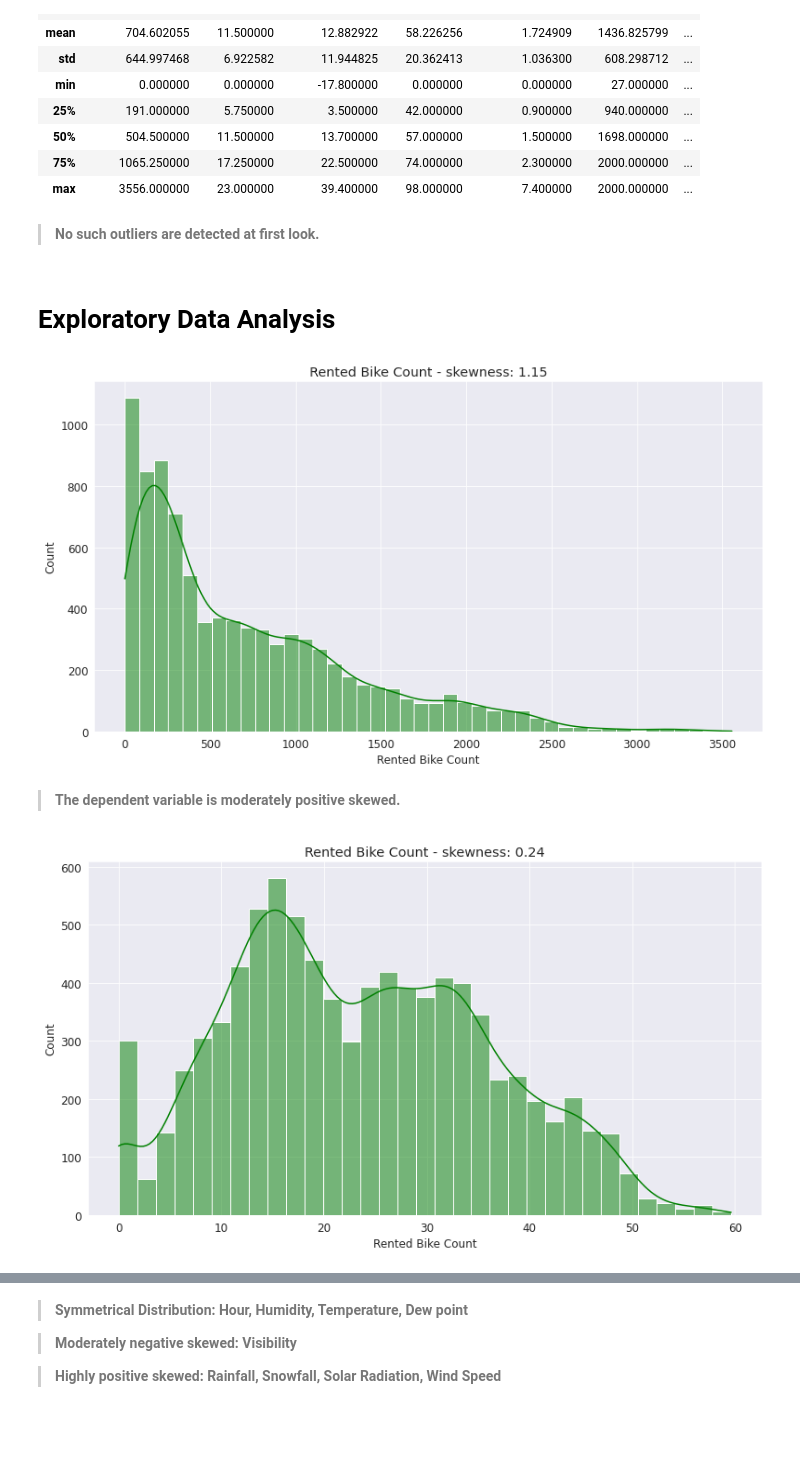
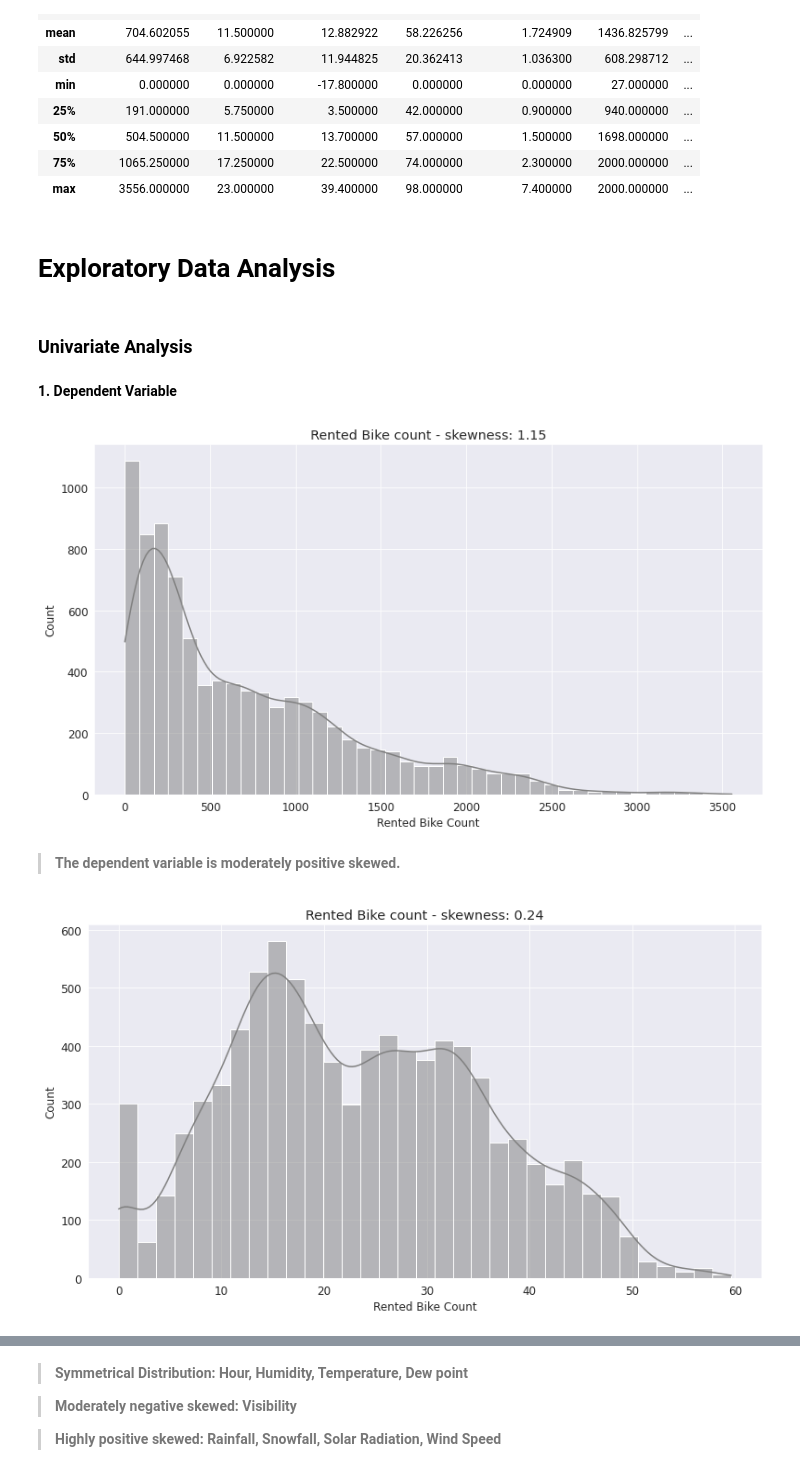
Before and after one commit to RupeshSharma14/Bike-Sharing-Demand-Prediction, a Jupyter notebook: Bike_Sharing_Demand_Prediction_Capstone_Project.ipynb, the cells around one changed output, grey strips where cells are left out. Drawn from its saved outputs; the diff is of its cells as text; code cells hidden in the pictures; blank space fills up the shorter version.

```diff
--- a/Bike_Sharing_Demand_Prediction_Capstone_Project.ipynb
+++ b/Bike_Sharing_Demand_Prediction_Capstone_Project.ipynb
@@ -142,20 +142,20 @@ bike_df.describe()
 | 50% | 504.500000 | 11.500000 | 13.700000 | 57.000000 | 1.500000 | 1698.000000 | ... |
 | 75% | 1065.250000 | 17.250000 | 22.500000 | 74.000000 | 2.300000 | 2000.000000 | ... |
 | max | 3556.000000 | 23.000000 | 39.400000 | 98.000000 | 7.400000 | 2000.000000 | ... |
-# %% [markdown]
-
-
-> **No such outliers are detected at first look.**
 # %% [markdown]
 # **Exploratory Data Analysis**
+# %% [markdown]
+### **Univariate Analysis**
+# %% [markdown]
+**1. Dependent Variable**
 # %%
 # Distribution of Dependent Variable
 
-sns.histplot(bike_df["Rented Bike Count"], kde = "True", color = "g")
-plt.title("Rented Bike Count - skewness: " + str(round(bike_df["Rented Bike Count"].skew(), 2)))
+sns.histplot(bike_df["Rented Bike Count"], kde = "True", color = "grey")
+plt.title("Rented Bike count - skewness: " + str(round(bike_df["Rented Bike Count"].skew(), 2)))
 plt.show()
 # %% [output]
-[figure, old version]
+[figure, new version]
 # %% [markdown]
 
 
@@ -163,8 +163,8 @@ plt.show()
 # %%
 # Distribution of Dependent Variable after transformation
 
-sns.histplot(np.sqrt(bike_df["Rented Bike Count"]), kde = "True", color = "g")
-plt.title("Rented Bike Count - skewness: " + str(round(np.sqrt(bike_df["Rented Bike Count"]).skew(), 2)))
+sns.histplot(np.sqrt(bike_df["Rented Bike Count"]), kde = "True", color = "grey")
+plt.title("Rented Bike count - skewness: " + str(round(np.sqrt(bike_df["Rented Bike Count"]).skew(), 2)))
 plt.show()
 # %% [output]
-[figure, old version]
+[figure, new version]
```
Also changed, not shown: parts of 37 cells of this notebook.
